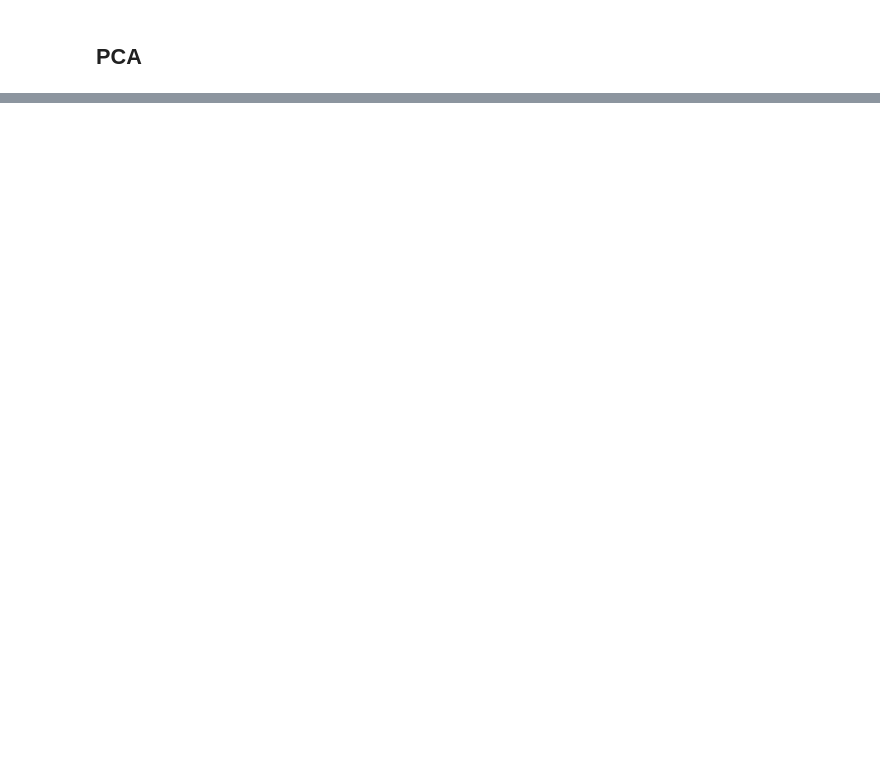
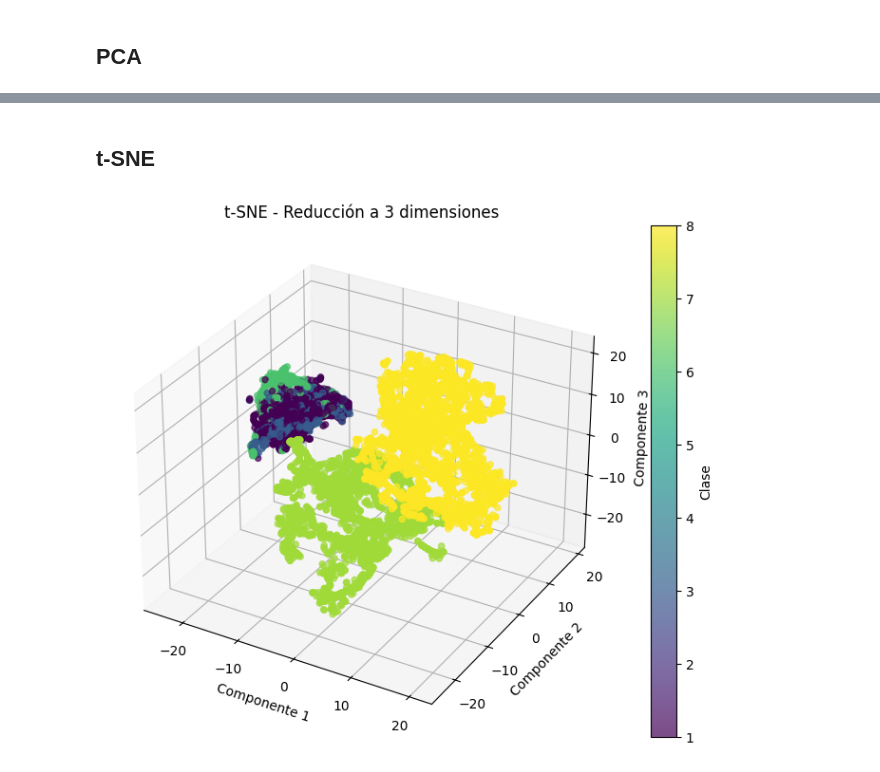
Before and after one commit to gamerOZZY/Analitica-y-visualizacion-de-datos, a Jupyter notebook: Practica03/HAR.ipynb, the cells around one changed output, grey strips where cells are left out. Saved outputs shown, nothing was run; the diff lists cells and outputs as text; code cells hidden in the pictures; blank space fills up the shorter version.

```diff
--- a/Practica03/HAR.ipynb
+++ b/Practica03/HAR.ipynb
@@ -28,0 +158,38 @@ memory usage: 30.7 MB
+# %% [markdown]
+## t-SNE
+# %%
+from sklearn.manifold import TSNE
+
+start = perf_counter()
+
+tsne = TSNE(
+    n_components=3,
+    random_state=42,
+    perplexity=50,
+    n_jobs=-1
+)
+
+X_tsne = tsne.fit_transform(x_scaled)
+
+time_tsne = perf_counter() - start
+
+trust_tsne = trustworthiness(
+    x_scaled,
+    X_tsne,
+    n_neighbors=5
+)
+
+sil_tsne = silhouette_score(
+    X_tsne,
+    y
+)
+
+
+
+plot_3d(
+    X_tsne,
+    y,
+    "t-SNE - Reducción a 3 dimensiones"
+)
+# %% [output]
+[figure, added]
```
Also changed, not shown: parts of 15 cells of this notebook.
